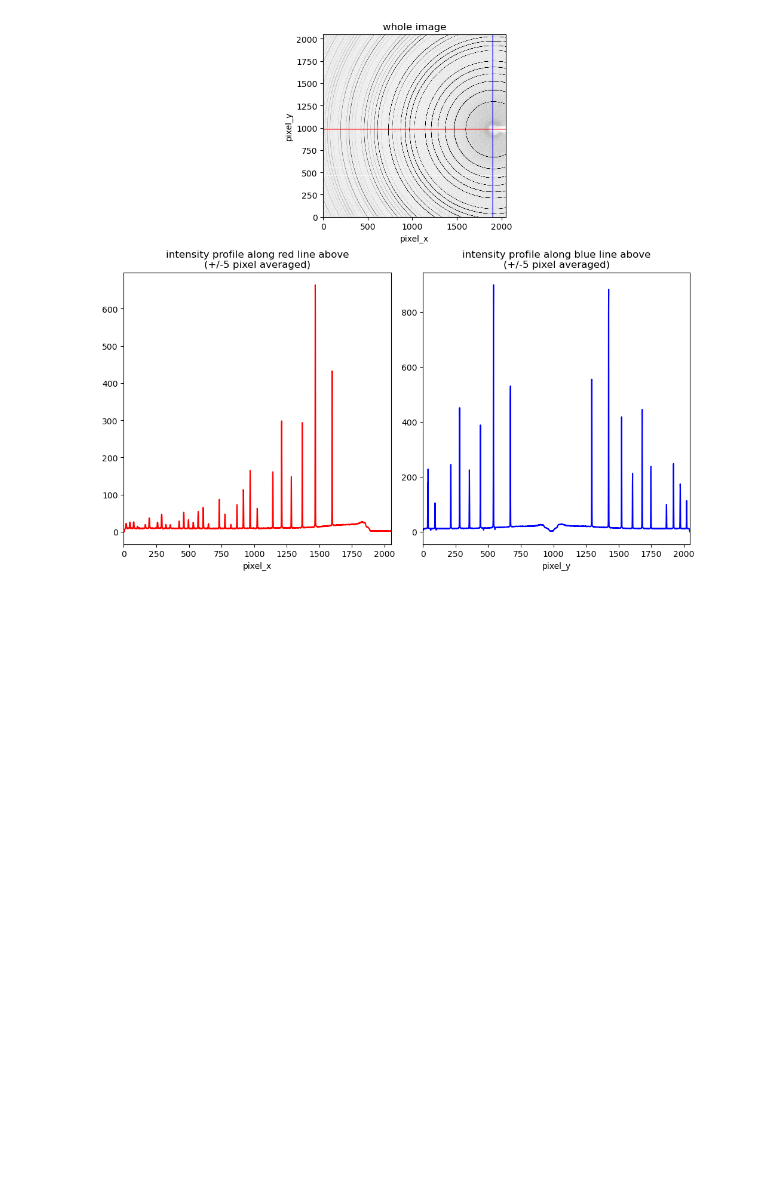
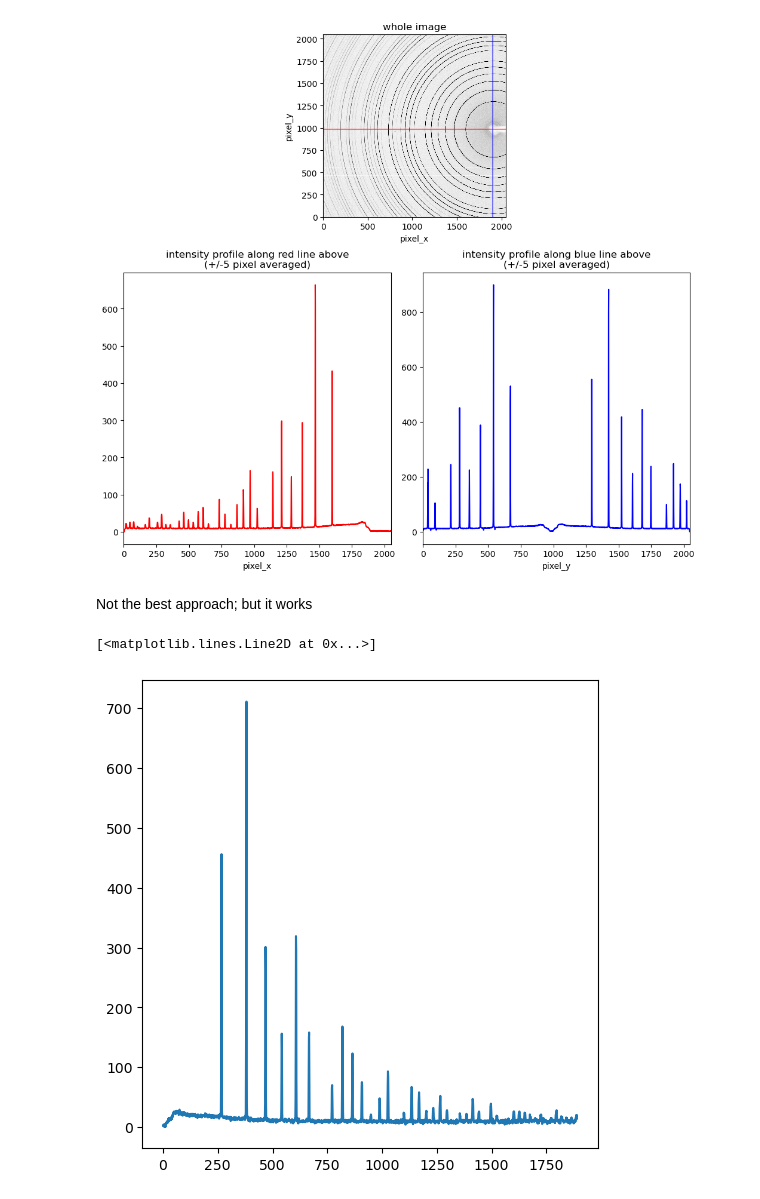
Before and after one commit to pmeshkov/pySULI, a Jupyter notebook: notebooks/001.learn_xarray.ipynb, the cells around one changed output. Saved outputs shown, nothing was run; the diff lists cells and outputs as text; code cells hidden in the pictures; blank space fills up the shorter version.

Commit message:
Line profile between two points

```diff
--- a/notebooks/001.learn_xarray.ipynb
+++ b/notebooks/001.learn_xarray.ipynb
@@ -221,0 +222,32 @@ ax.set_xlim([0,2048])
+# %%
+# importing powerful library skimage, which we use to approximate a pixel by pixel line
+# from (pixel_x,pixel_y)=(1900,983) to (pixel_x,pixel_y)=(10,2000)
+from skimage.draw import line
+
+# tuple storing x and y arrays representing corresponding x and y coordinates of our line
+myline = line(1900,983,10,2000)
+# %% [markdown]
+Not the best approach; but it works
+# %%
+# creating an "x-axis" representing the line profile between our points
+# with length fitting the length of the myline array; as needed
+x = np.linspace(0,len(myline[0])-1,len(myline[0])).astype(int)
+
+# dummy numpy array of correct length, will represent intensities at
+# given points
+y = np.zeros(len(myline[0]))
+
+# probably very ineficient step
+arr = xr.DataArray.to_numpy(da)
+
+# another probably very ineficient step
+for i in x:
+    y[i] = arr[myline[1][i]][myline[0][i]]
+
+# plotting
+fig = plt.figure(figsize=(5,5))
+ax = fig.add_subplot()
+ax.plot(x,y)
+# %% [output]
+[<matplotlib.lines.Line2D at 0x...>]
+[figure, added]
```
Also changed, not shown: parts of 5 cells of this notebook.
